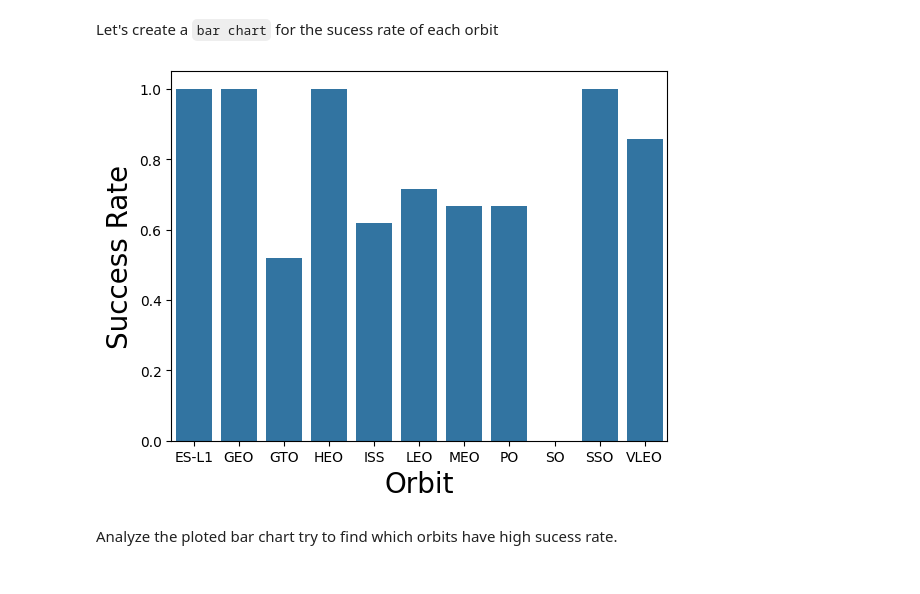
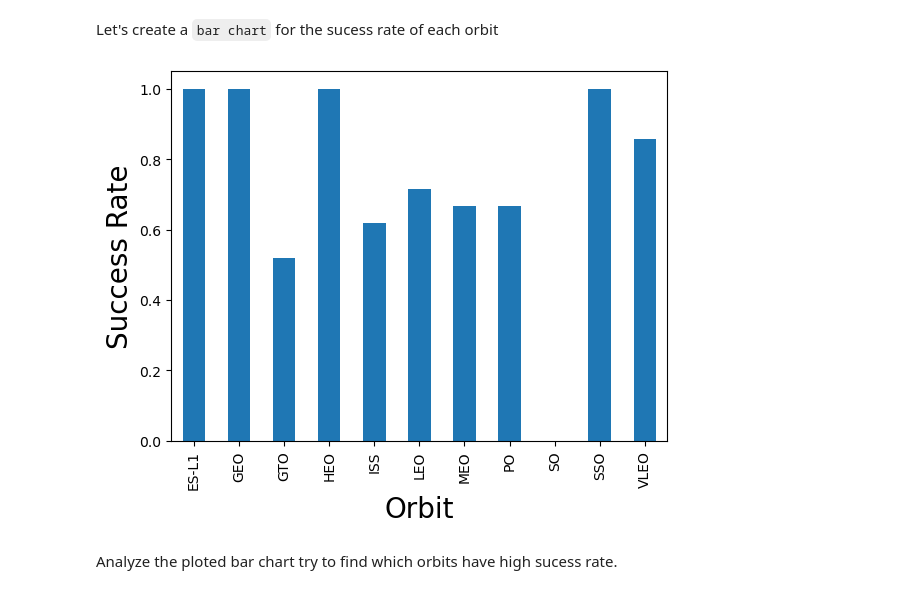
Before and after one commit to Avelazquez2/Data-Science-Courses, a Jupyter notebook: Capstone/jupyter-labs-eda-dataviz-v2.ipynb, the cells around one changed output. Drawn from its saved outputs; the diff is of its cells as text; code cells hidden in the pictures.

```diff
--- a/Capstone/jupyter-labs-eda-dataviz-v2.ipynb
+++ b/Capstone/jupyter-labs-eda-dataviz-v2.ipynb
@@ -138,14 +138,12 @@ Next, we want to visually check if there are any relationship between success ra
 Let's create a `bar chart` for the sucess rate of each orbit
 # %%
 # HINT use groupby method on Orbit column and get the mean of Class column
-class_mean = df.groupby('Orbit')['Class'].mean()
-
-sns.barplot(class_mean)
+df.groupby('Orbit')['Class'].mean().plot(kind='bar')
 plt.ylabel("Success Rate",fontsize=20)
 plt.xlabel("Orbit",fontsize=20)
 plt.show()
 # %% [output]
-[figure, old version]
+[figure, new version]
 # %% [markdown]
 Analyze the ploted bar chart try to find which orbits have high sucess rate.
 # %% [markdown]
```
Also changed, not shown: parts of 8 cells of this notebook, 9 other files.
